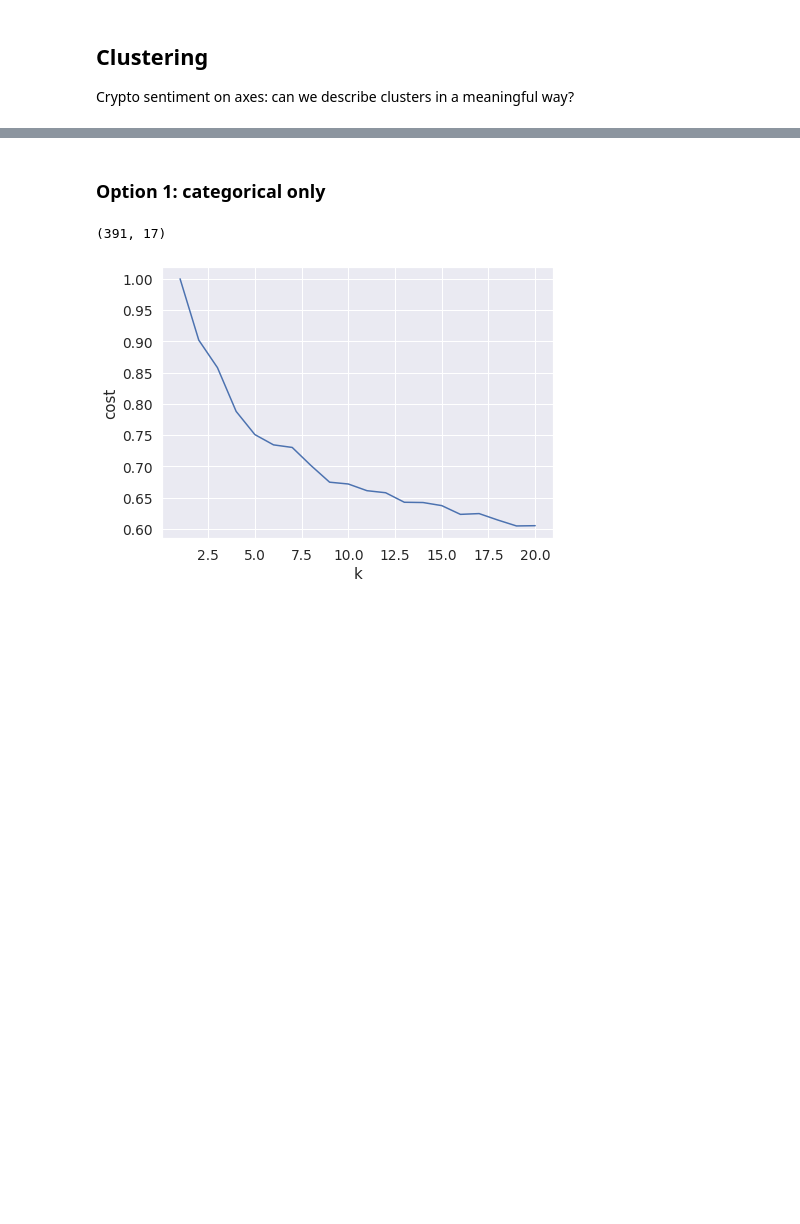
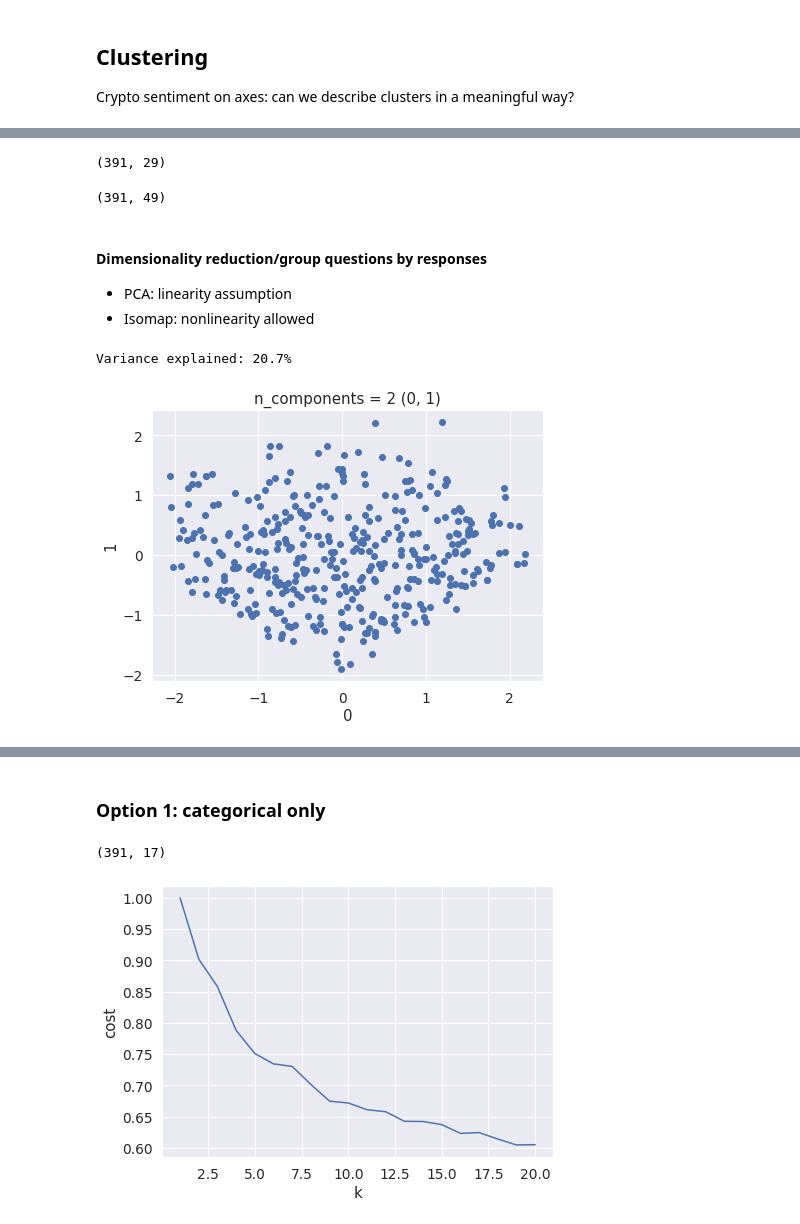
Before and after one commit to notchia/metagov, a Jupyter notebook: cryptopolitics_survey_analysis.ipynb, the cells around one changed output, grey strips where cells are left out. Saved outputs shown, nothing was run; the diff lists cells and outputs as text; code cells hidden in the pictures; blank space fills up the shorter version.

Commit message:
new clustering/dimensionality reduction

```diff
--- a/cryptopolitics_survey_analysis.ipynb
+++ b/cryptopolitics_survey_analysis.ipynb
@@ -357,12 +298,0 @@ def scatter_plot_combos(X, N, colors=None):
-# %%
-def compute_and_plot_pca(X, N):
-    """Compute and plot PCA transformation of data"""
-
-    # Transform
-    pca = PCA(n_components=N)
-    X_transformed = pca.fit_transform(X)
-
-    # Plot
-    scatter_plot_combos(X_transformed, N)
-
-    return X_transformed
@@ -483,0 +335,26 @@ Two options for this:
+# %%
+# Encode categorical as one-hot
+v = DictVectorizer(sparse=False)
+cols_categorical = [n2qDict[x] for x in [4,9,16,17]]
+X_categorical = v.fit_transform(df_mapped[cols_categorical].to_dict(orient='records'))
+df_categorical = pd.DataFrame(X_categorical, columns=v.get_feature_names_out())
+
+# Merge with ordinal to create mixed ordinal-categorical data
+df_ordinal = df_mapped.drop(columns=cols_categorical)
+df_mixed = pd.concat([df_ordinal.reset_index(drop=True), df_categorical], axis=1, ignore_index=True)
+X_mixed = df_mixed.to_numpy()
+df_mixed.shape
+# %% [output]
+(391, 29)
+# %%
+# Encode all as one-hot (only categorical data)
+v = DictVectorizer(sparse=False)
+X_allCat = v.fit_transform(df_to_cluster.to_dict(orient='records'))
+df_allCat = pd.DataFrame(X_allCat, columns=v.get_feature_names_out())
+df_allCat.shape
+# %% [output]
+(391, 49)
+# %% [markdown]
+#### Dimensionality reduction/group questions by responses
+- PCA: linearity assumption
+- Isomap: nonlinearity allowed
@@ -483,0 +376,17 @@ Two options for this:
+# %%
+def compute_and_plot_pca(X, N):
+    """Compute and plot PCA transformation of data"""
+
+    # Transform
+    pca = PCA(n_components=N)
+    X_transformed = pca.fit_transform(X)
+
+    # Display some results
+    #for component in pca.components_:
+    #    print("[", ', '.join([f"{x:.1f}" for x in component]), "]")
+    print(f"Variance explained: {sum(pca.explained_variance_ratio_)*100:.1f}%")
+
+    # Plot
+    scatter_plot_combos(X_transformed, N)
+
+    return X_transformed, pca
@@ -483,0 +410,5 @@ Two options for this:
+# %%
+X_pca_allCat_2 = compute_and_plot_pca(X_allCat, 2)
+# %% [output]
+Variance explained: 20.7%
+[figure, added]
```
Also changed, not shown: parts of 53 cells of this notebook.
